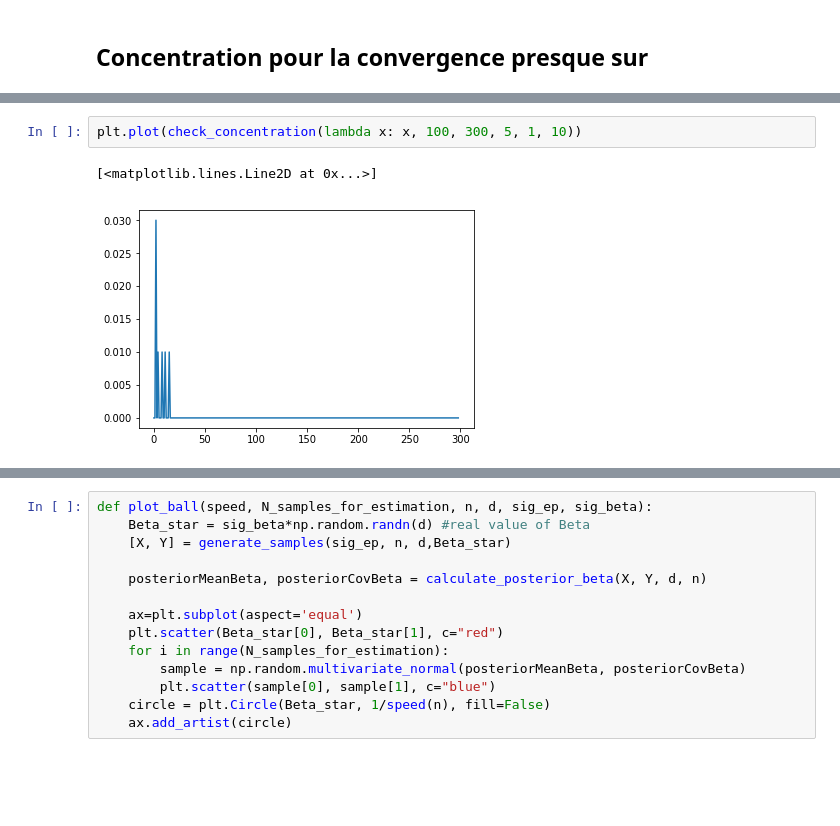
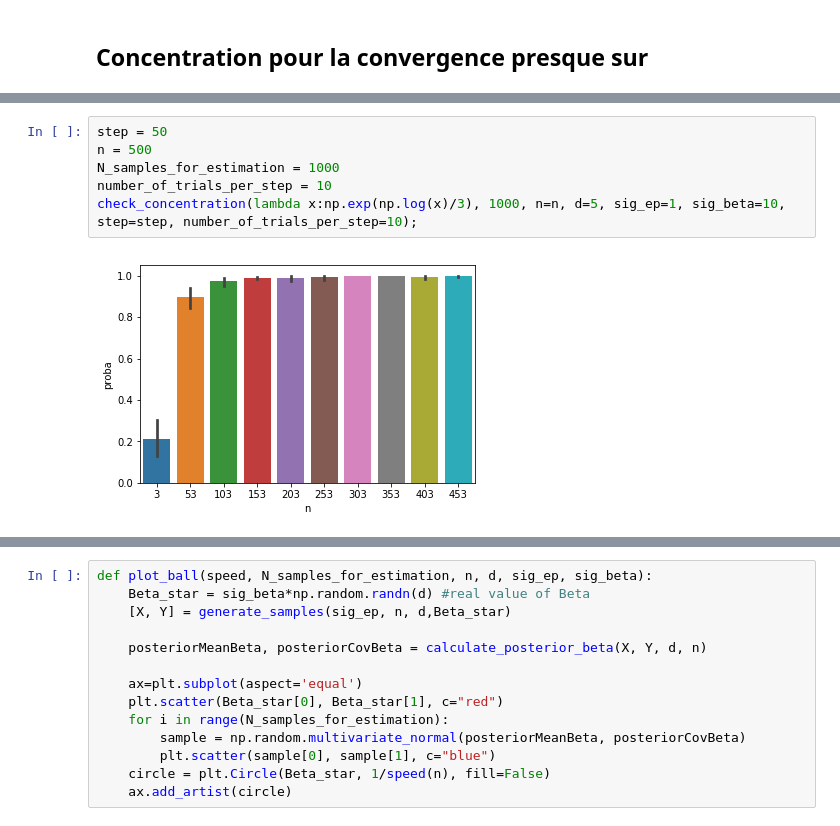
Before and after one commit to LeoGrin/Perturbed-bayesian-inference-for-online-parameter-estimation, a Jupyter notebook: Modal.ipynb, the cells around one changed output, grey strips where cells are left out. Drawn from its saved outputs; the diff is of its cells as text; blank space fills up the shorter version.

```diff
--- a/Modal.ipynb
+++ b/Modal.ipynb
@@ -82,5 +125,8 @@ plt.plot(check_concentration(np.sqrt, 1000, 100, 5, 1, 10))
-# %%
-plt.plot(check_concentration(lambda x: x, 100, 300, 5, 1, 10))
-# %% [output]
-[<matplotlib.lines.Line2D at 0x...>]
-[figure, removed]
+# %%
+step = 50
+n = 500
+N_samples_for_estimation = 1000
+number_of_trials_per_step = 10
+check_concentration(lambda x:np.exp(np.log(x)/3), 1000, n=n, d=5, sig_ep=1, sig_beta=10, step=step, number_of_trials_per_step=10);
+# %% [output]
+[figure, added]
```
Also changed, not shown: parts of 19 cells of this notebook, 2 other files.
